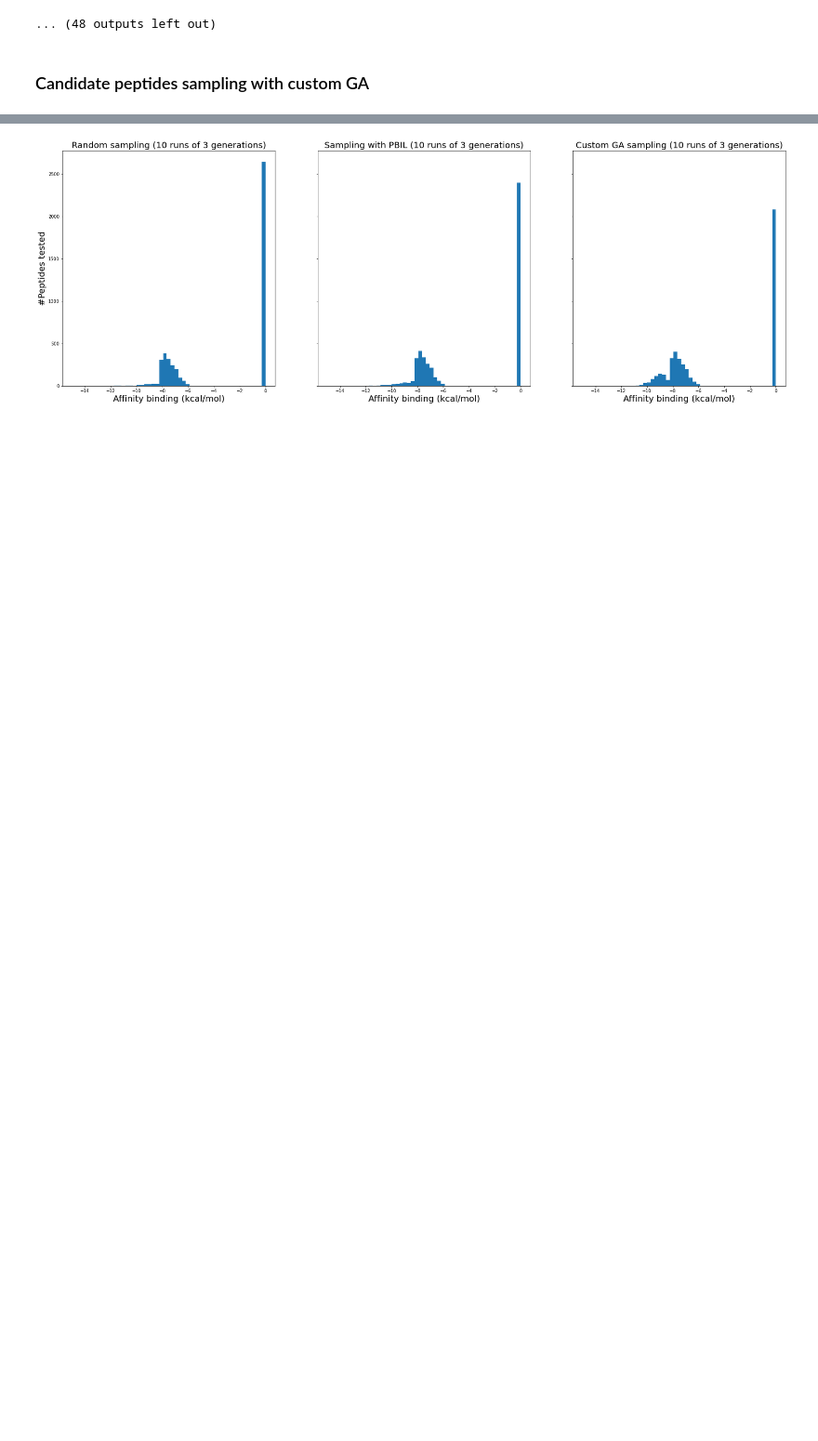
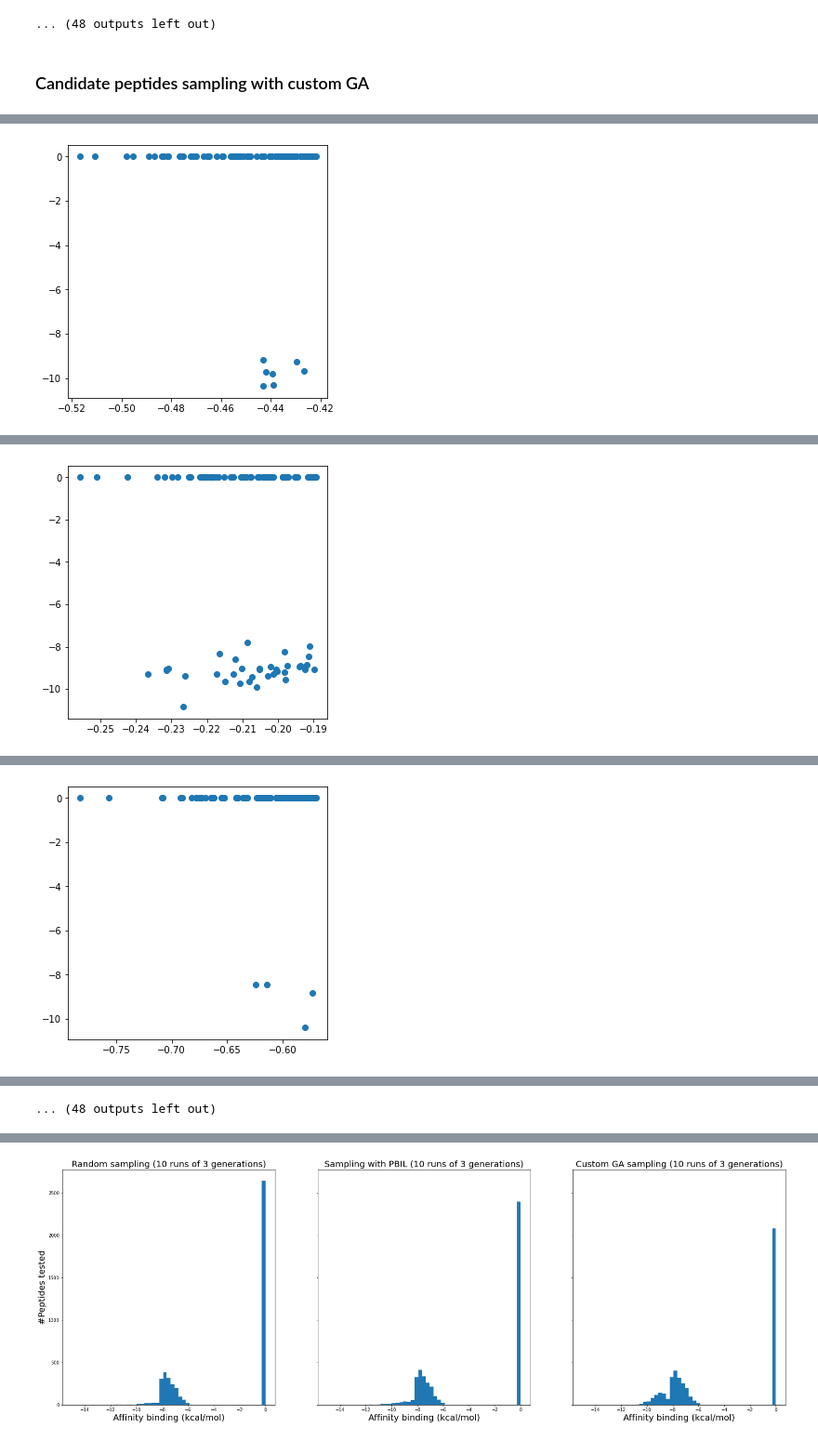
Before and after one commit to jeeberhardt/mobius, a Jupyter notebook: data/helm_ga/Untitled1.ipynb, the cells around one changed output, grey strips where cells are left out. Shown at 93% size. Cells and saved outputs as stored; diff of their text form; code cells hidden in the pictures; blank space fills up the shorter version.

```diff
--- a/data/helm_ga/Untitled1.ipynb
+++ b/data/helm_ga/Untitled1.ipynb
@@ -1169,0 +1366,72 @@ Non binding pep        : 153
+# %%
+custom_candidate_fps3 = []
+custom_candidate_y3 = []
+
+for i in range(10):
+    print('Run: %s' % (i + 1))
+
+    # Compute the MAP4 fingerprint for all the peptides
+    X_fps_exp = map4_fingerprint(random_peptides)
+    y_exp = torch.from_numpy(random_peptide_scores).float()
+    print('Exp dataset size: (%d, %d)' % (X_fps_exp.shape[0], X_fps_exp.shape[1]))
+
+    # Convert to HELM string
+    connections = []
+    candidates = [build_helm_string({'PEPTIDE1': p}, connections) for p in list(random_peptides)]
+    candidate_scores = list(random_peptide_scores)
+
+    print('\n\n')
+
+    print('Init.')
+    print('N pep: ', X_fps_exp.shape[0])
+    print('Best peptide: %.3f' % y_exp.min())
+    for n in [-12, -11, -10, -9, -8, -7, -6, -5]:
+        print('N pep under %d kcal/mol: %03d' % (n, y_exp[y_exp < n].shape[0]))
+    print('Non binding pep        : %03d' % (y_exp[y_exp == 0.].shape[0]))
+
+    print('\n\n')
+
+    for j in range(3):
+        print('Generation: %d' % (j + 1))
+        # Train GP model
+        model = get_fitted_model(X_fps_exp, y_exp, kernel=TanimotoSimilarityKernel)
+
+        # Find new candidates
+        #acq = AcqScoring(model, probability_of_improvement, y_exp, sequence_type='helm')
+        acq = AcqScoring(model, expected_improvement, y_exp, sequence_type='helm')
+        candidate_sequences, candidates_acq = find_next_candidates_with_custom_GA2(acq, candidates, candidate_scores,
+                                                                                   monomer_aa1_lib, probability_matrix, greater_is_better=False)
+
+        # Get affinitiy binding values (MAKE TEST)
+        candidate_sequences_fasta = [''.join(c.split('$')[0].split('{')[1].split('}')[0].split('.')) for c in candidate_sequences]
+        y_candidates = np.array(predict_peptide_affinity_binding(candidate_sequences_fasta, pssm, reg))
+
+        # Add candidates to the training set
+        candidates.extend(candidate_sequences)
+        candidate_scores.extend(list(y_candidates))
+        candidate_fps = map4_fingerprint(candidate_sequences, input_type='helm')
+
+        X_fps_exp = torch.cat([X_fps_exp, candidate_fps])
+        y_exp = torch.cat([y_exp, torch.from_numpy(y_candidates)])
+
+        print('')
+        print('N pep: ', X_fps_exp.shape[0])
+        print('Best peptide: %.3f' % y_exp.min())
+        for n in [-12, -11, -10, -9, -8,  -7, -6, -5]:
+            print('N pep under %d kcal/mol: %03d' % (n, y_exp[y_exp < n].shape[0]))
+        print('Non binding pep        : %03d' % (y_exp[y_exp == 0.].shape[0]))
+
+        fig, ax = plt.subplots(figsize=(5, 5))
+        ax.scatter(candidates_acq, y_candidates)
+        plt.show()
+
+        print('\n\n')
+
+
+    custom_candidate_fps3.append(X_fps_exp.detach().numpy())
+    custom_candidate_y3.append(y_exp.detach().numpy())
+
+
+custom_candidate_fps3 = np.array(custom_candidate_fps3)
+custom_candidate_y3 = np.array(custom_candidate_y3)
+# %% [output]
@@ -1169,0 +1455 @@ Non binding pep        : 153
+[figure, added]
@@ -1169,0 +1473 @@ Non binding pep        : 153
+[figure, added]
@@ -1169,0 +1491 @@ Non binding pep        : 153
+[figure, added]
@@ -1170,2 +1546,3 @@ Non binding pep        : 153
+... (48 outputs left out)
 # %%
 fig, axarr = plt.subplots(1, 3, figsize=(30, 10), sharey=True)
```
Also changed, not shown: parts of 14 cells of this notebook, 2 other files.
